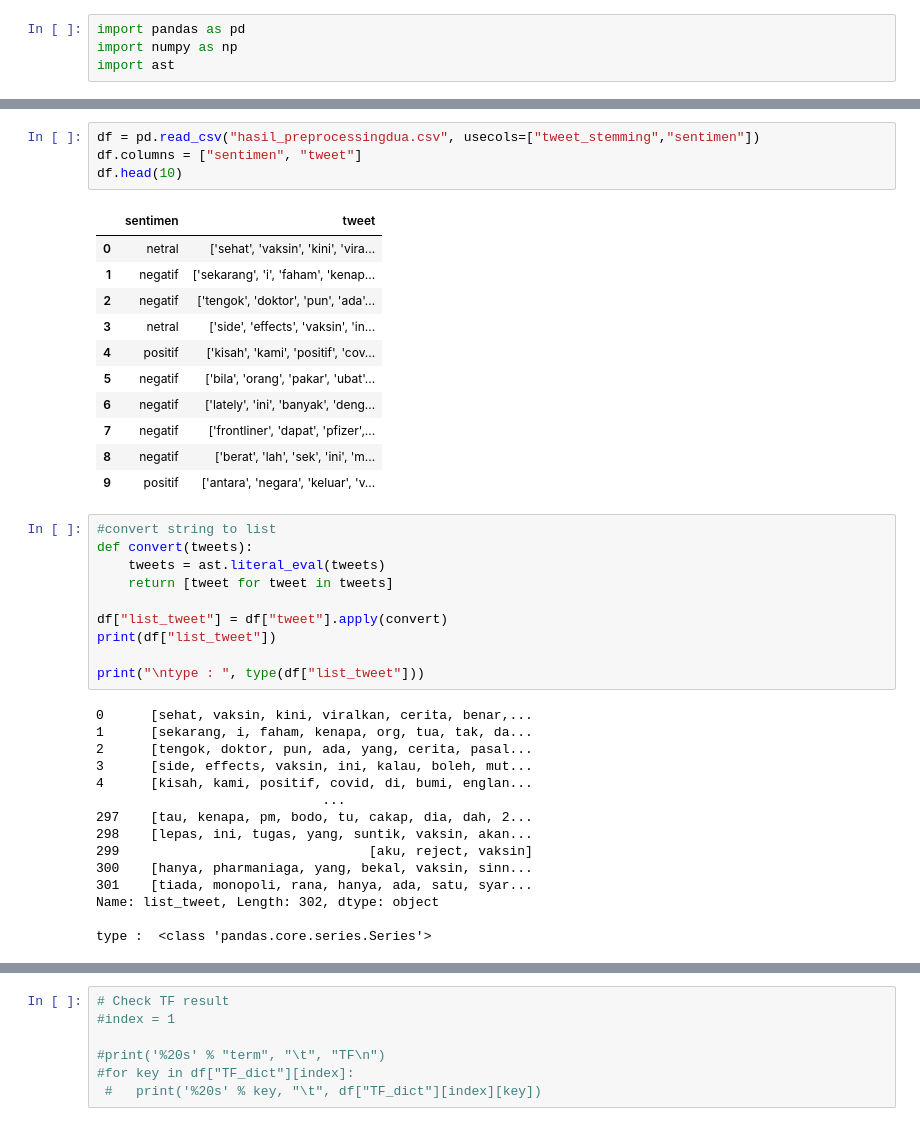
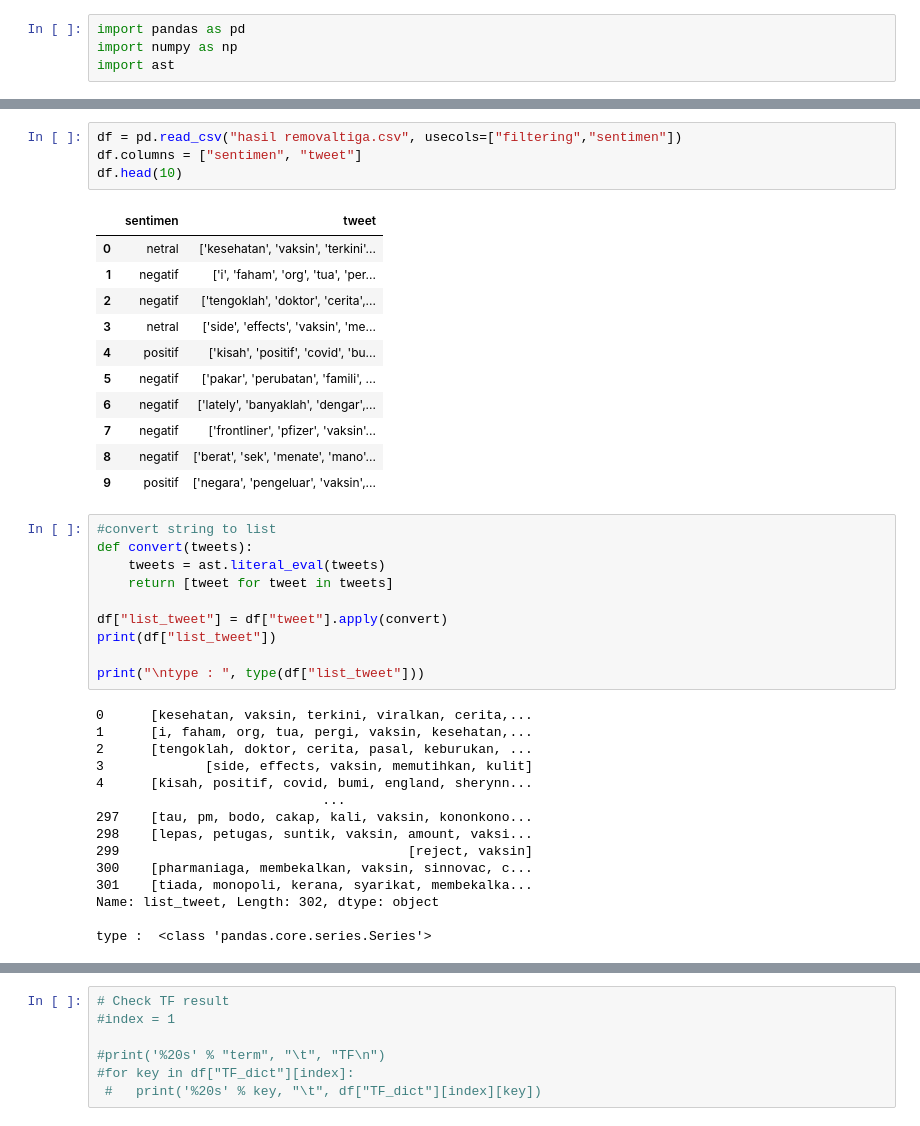
Before and after one commit to akbar-sys/Analisis-Sentiment-Twitter, a Jupyter notebook: analisis sentimen new/bismillah tfidf nbc.ipynb, the cells around one changed output, grey strips where cells are left out. Cells and saved outputs as stored; diff of their text form.

```diff
--- a/analisis sentimen new/bismillah tfidf nbc.ipynb
+++ b/analisis sentimen new/bismillah tfidf nbc.ipynb
@@ -5,19 +15,19 @@ import ast
 # %%
-df = pd.read_csv("hasil_preprocessingdua.csv", usecols=["tweet_stemming","sentimen"])
+df = pd.read_csv("hasil removaltiga.csv", usecols=["filtering","sentimen"])
 df.columns = ["sentimen", "tweet"]
 df.head(10)
 # %% [output]
 |  | sentimen | tweet |
-| 0 | netral | ['sehat', 'vaksin', 'kini', 'vira... |
-| 1 | negatif | ['sekarang', 'i', 'faham', 'kenap... |
-| 2 | negatif | ['tengok', 'doktor', 'pun', 'ada'... |
-| 3 | netral | ['side', 'effects', 'vaksin', 'in... |
-| 4 | positif | ['kisah', 'kami', 'positif', 'cov... |
-| 5 | negatif | ['bila', 'orang', 'pakar', 'ubat'... |
-| 6 | negatif | ['lately', 'ini', 'banyak', 'deng... |
-| 7 | negatif | ['frontliner', 'dapat', 'pfizer',... |
-| 8 | negatif | ['berat', 'lah', 'sek', 'ini', 'm... |
-| 9 | positif | ['antara', 'negara', 'keluar', 'v... |
+| 0 | netral | ['kesehatan', 'vaksin', 'terkini'... |
+| 1 | negatif | ['i', 'faham', 'org', 'tua', 'per... |
+| 2 | negatif | ['tengoklah', 'doktor', 'cerita',... |
+| 3 | netral | ['side', 'effects', 'vaksin', 'me... |
+| 4 | positif | ['kisah', 'positif', 'covid', 'bu... |
+| 5 | negatif | ['pakar', 'perubatan', 'famili', ... |
+| 6 | negatif | ['lately', 'banyaklah', 'dengar',... |
+| 7 | negatif | ['frontliner', 'pfizer', 'vaksin'... |
+| 8 | negatif | ['berat', 'sek', 'menate', 'mano'... |
+| 9 | positif | ['negara', 'pengeluar', 'vaksin',... |
 # %%
 #convert string to list
 def convert(tweets):
@@ -29,17 +39,17 @@ print(df["list_tweet"])
 
 print("\ntype : ", type(df["list_tweet"]))
 # %% [output]
-0      [sehat, vaksin, kini, viralkan, cerita, benar,...
-1      [sekarang, i, faham, kenapa, org, tua, tak, da...
-2      [tengok, doktor, pun, ada, yang, cerita, pasal...
-3      [side, effects, vaksin, ini, kalau, boleh, mut...
-4      [kisah, kami, positif, covid, di, bumi, englan...
+0      [kesehatan, vaksin, terkini, viralkan, cerita,...
+1      [i, faham, org, tua, pergi, vaksin, kesehatan,...
+2      [tengoklah, doktor, cerita, pasal, keburukan, ...
+3             [side, effects, vaksin, memutihkan, kulit]
+4      [kisah, positif, covid, bumi, england, sherynn...
                              ...
-297    [tau, kenapa, pm, bodo, tu, cakap, dia, dah, 2...
-298    [lepas, ini, tugas, yang, suntik, vaksin, akan...
-299                                [aku, reject, vaksin]
-300    [hanya, pharmaniaga, yang, bekal, vaksin, sinn...
-301    [tiada, monopoli, rana, hanya, ada, satu, syar...
+297    [tau, pm, bodo, cakap, kali, vaksin, kononkono...
+298    [lepas, petugas, suntik, vaksin, amount, vaksi...
+299                                     [reject, vaksin]
+300    [pharmaniaga, membekalkan, vaksin, sinnovac, c...
+301    [tiada, monopoli, kerana, syarikat, membekalka...
 Name: list_tweet, Length: 302, dtype: object
 
 type :  <class 'pandas.core.series.Series'>
```
Also changed, not shown: parts of 22 cells of this notebook, 2 other files.
